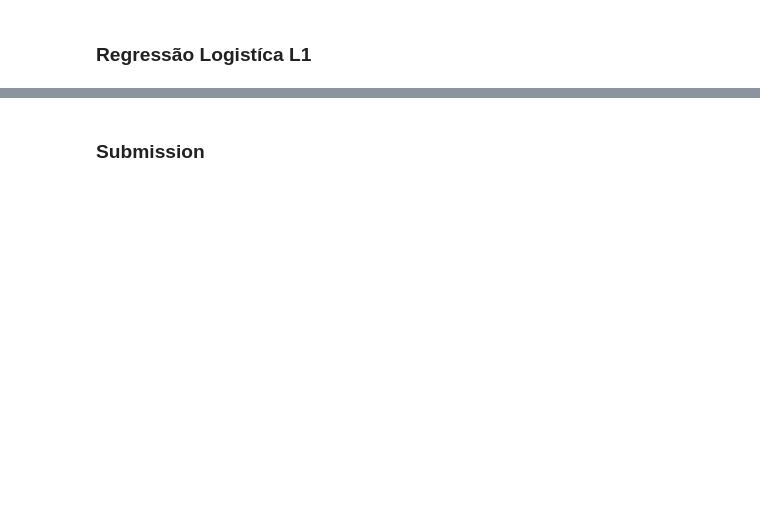
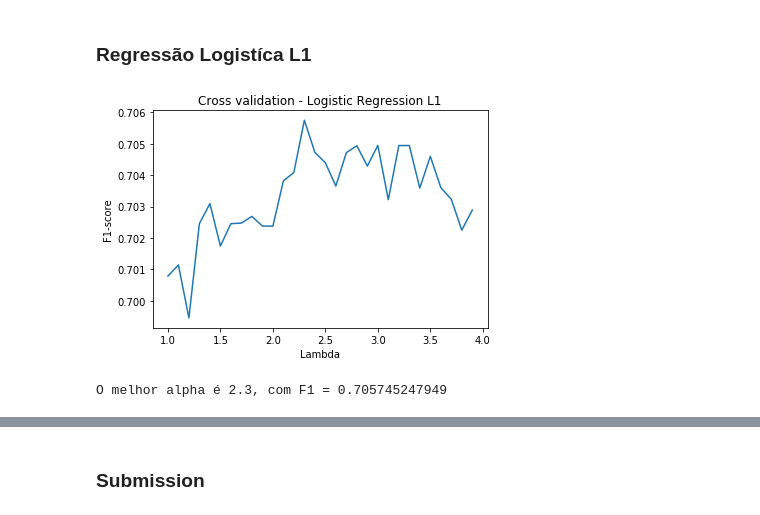
Before and after one commit to diogoflorencio/machine-learning, a Jupyter notebook: lab4/Previsão de Eleição de Deputados.ipynb, the cells around one changed output, grey strips where cells are left out. Drawn from its saved outputs; the diff is of its cells as text; code cells hidden in the pictures; blank space fills up the shorter version.

```diff
--- a/lab4/Previsão de Eleição de Deputados.ipynb
+++ b/lab4/Previsão de Eleição de Deputados.ipynb
@@ -242,18 +272,20 @@ test_model(ridge)
 ### Regressão Logistíca L1
 # %%
 from sklearn.linear_model import LogisticRegression
-lambdas = np.arange(0.001,0.1,0.01).tolist()
-cv_logRegression = [f1_cv(LogisticRegression(penalty='l1', solver='liblinear', max_iter=10000, C=lbd, random_state=1),
-                          x_train, y_train).mean()
+lambdas = np.arange(1,4,0.1).tolist()
+cv_logRegression = [report_cv(LogisticRegression(penalty='l1', solver='liblinear', max_iter=10000, C=lbd, random_state=1),
+                          x, y).mean()
                     for lbd in lambdas]
 cv_logRegression = pd.Series(cv_logRegression, index = lambdas)
-
 #plot do AUC-Precision&Recall na validação cruzada
 cv_logRegression.plot(title = "Cross validation - Logistic Regression L1")
 plt.xlabel("Lambda")
 plt.ylabel("F1-score")
 plt.show()
 print("O melhor alpha é {0}, com F1 = {1}".format(cv_logRegression.idxmax(), cv_logRegression.max()))
+# %% [output]
+[figure, added]
+O melhor alpha é 2.3, com F1 = 0.705745247949
 # %%
 lasso = LogisticRegression(penalty='l1', solver='liblinear', max_iter=10000,
                            C=cv_logRegression.idxmax(), random_state=1)
```
Also changed, not shown: parts of 29 cells of this notebook, 1 other file.
